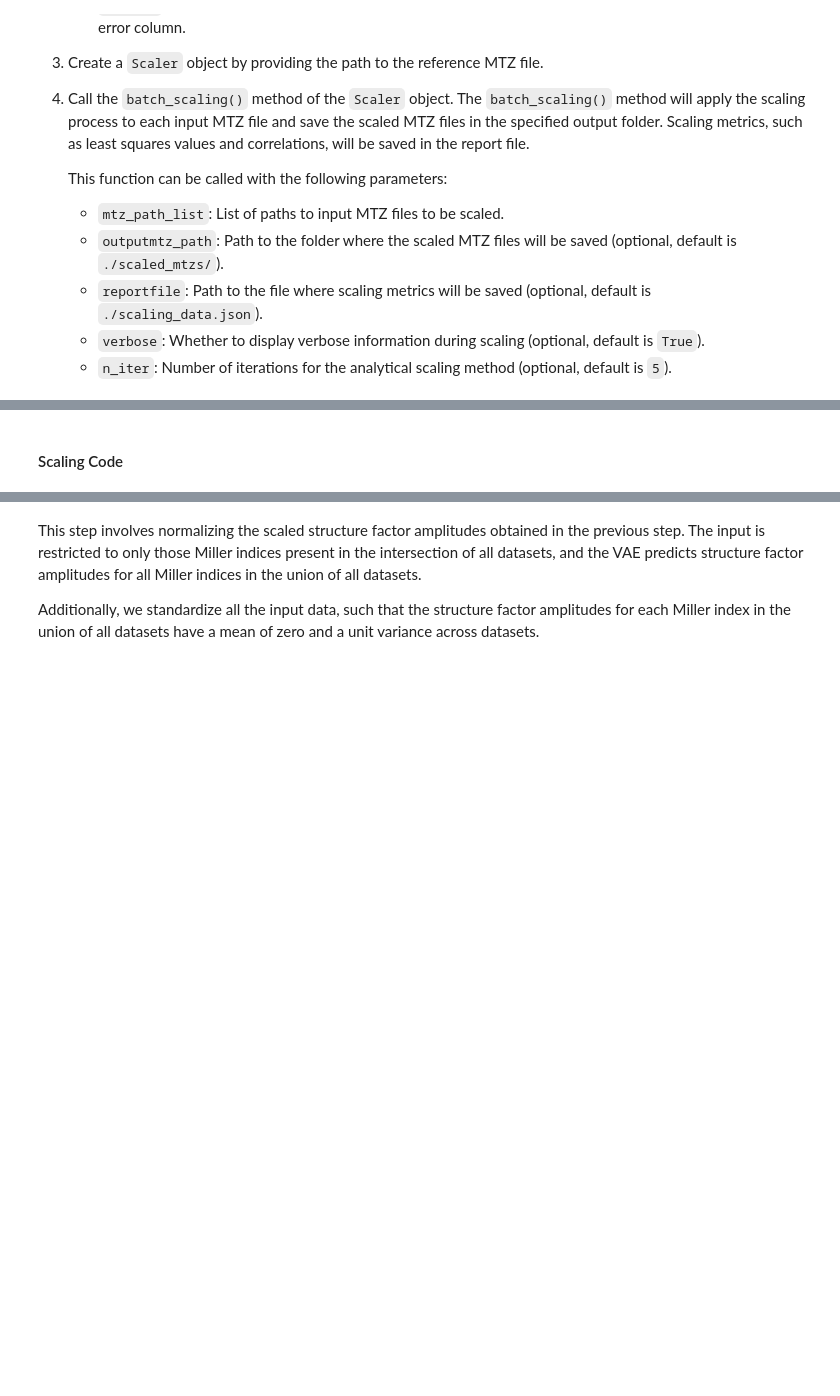
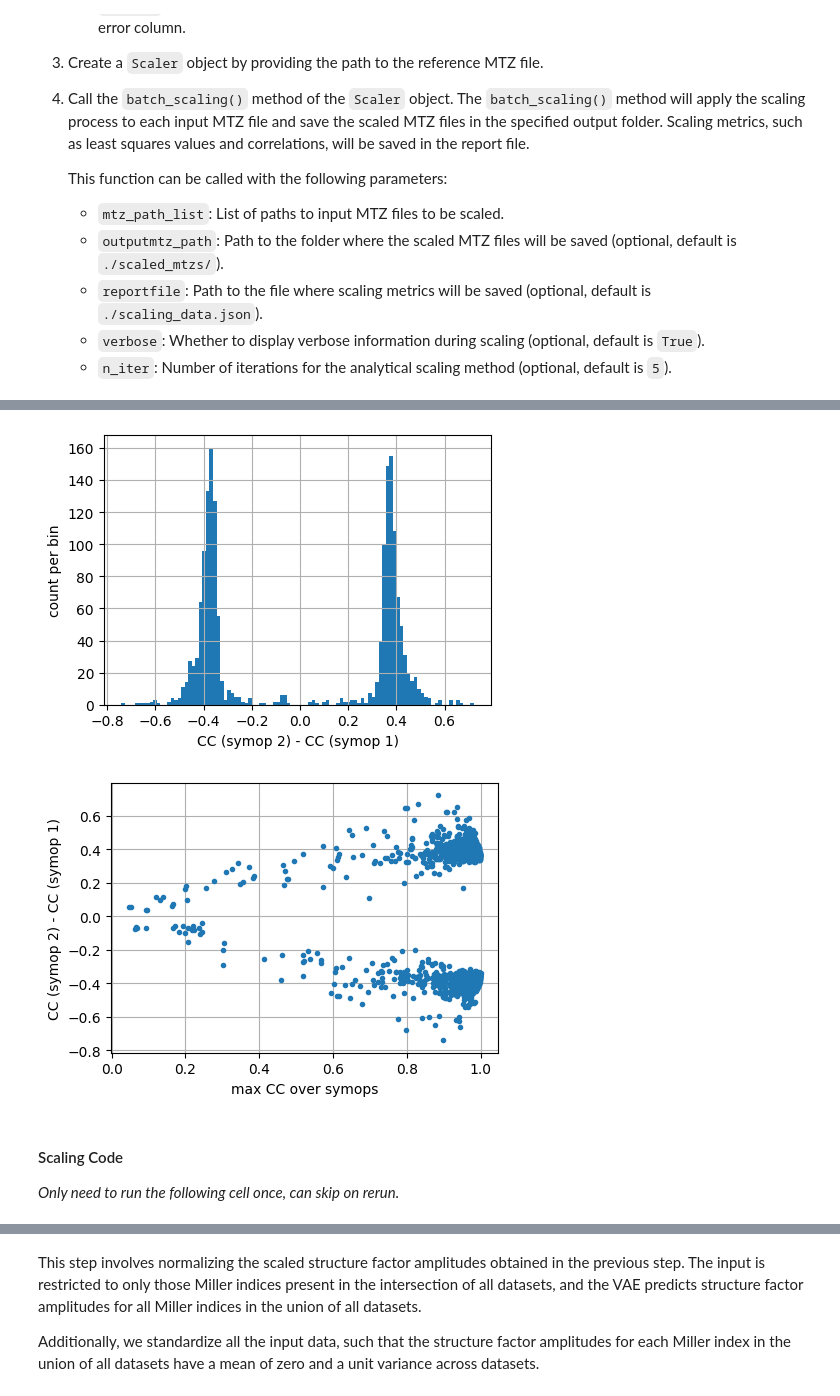
Before and after one commit to Hekstra-Lab/valdo, a Jupyter notebook: notebooks/pipeline.ipynb, the cells around one changed output, grey strips where cells are left out. Saved outputs shown, nothing was run; the diff lists cells and outputs as text; code cells hidden in the pictures; blank space fills up the shorter version.

```diff
--- a/notebooks/pipeline.ipynb
+++ b/notebooks/pipeline.ipynb
@@ -22,2 +76,4 @@ import valdo
 # %%
-original_data_path = '../../pipeline/data/original_data/'
+phyllis_dir="/n/holyscratch01/hekstra_lab/phyllis/"
+my_dir     ="/n/holyscratch01/hekstra_lab/dhekstra/valdo-tests/"
+original_data_path = phyllis_dir + 'pipeline/data/original_data/'
@@ -127,3 +293,7 @@ This step focuses on reindexing and scaling a list of input MTZ files to a refer
 
 file_list = glob.glob(original_data_path + "*mtz")
 file_list.sort()
+# print(file_list)
+for mtz in mtzs_to_ignore:
+    file_list.remove(original_data_path+mtz)
+print("Working with " + str(len(file_list)) + " MTZ files.")
@@ -136,0 +308,18 @@ valdo.reindex.reindex_files(input_files=file_list,
+# %%
+reference_idx = file_list.index(original_data_path+ref_mtz)
+# %%
+%%time
+# Reindexes a list of input MTZ files to a reference MTZ file using gemmi
+
+if ncpu >1:
+    reindexing_record=valdo.reindex.reindex_files_pool(input_files=file_list,
+                  reference_file=file_list[reference_idx],
+                  output_folder=reindexed_path,
+                  columns=[amplitude_col, error_col],ncpu=ncpu)
+else:
+    reindexing_record=valdo.reindex.reindex_files(input_files=file_list,
+              reference_file=file_list[0],
+              output_folder=reindexed_path,
+              columns=[amplitude_col, error_col])
+
+print(*reindexing_record[:10], sep="\n")
@@ -137,5 +339,28 @@ valdo.reindex.reindex_files(input_files=file_list,
+# %%
+# If reindexing is relevant, it is good to check the gap in correlation coefficients with the reference across indexing solutions
+# In the case of PTP-1B, any gap < 0.15 seems suspicious
+if len(reindexing_record[0][2]) > 1:
+    CC_dif=[x[2][1]-x[2][0] for x in reindexing_record]
+    CC_max=[np.amax(x[2]) for x in reindexing_record]
+    plt.figure(figsize=(5,3.5))
+    plt.grid()
+    plt.hist(CC_dif,100)
+    plt.xlabel("CC (symop 2) - CC (symop 1)")
+    plt.ylabel("count per bin")
+    plt.show()
+
+    plt.figure(figsize=(5,3.5))
+    plt.grid()
+    plt.plot(CC_max, CC_dif,'.')
+    plt.ylabel("CC (symop 2) - CC (symop 1)")
+    plt.xlabel("max CC over symops")
+    plt.show()
+# %% [output]
+[figure, added]
+[figure, added]
 # %% [markdown]
 #### Scaling Code
+_Only need to run the following cell once, can skip on rerun._
 # %%
 file_list = glob.glob(reindexed_path + "*mtz")
 file_list.sort()
```
Also changed, not shown: parts of 105 cells of this notebook, 12 other files.
